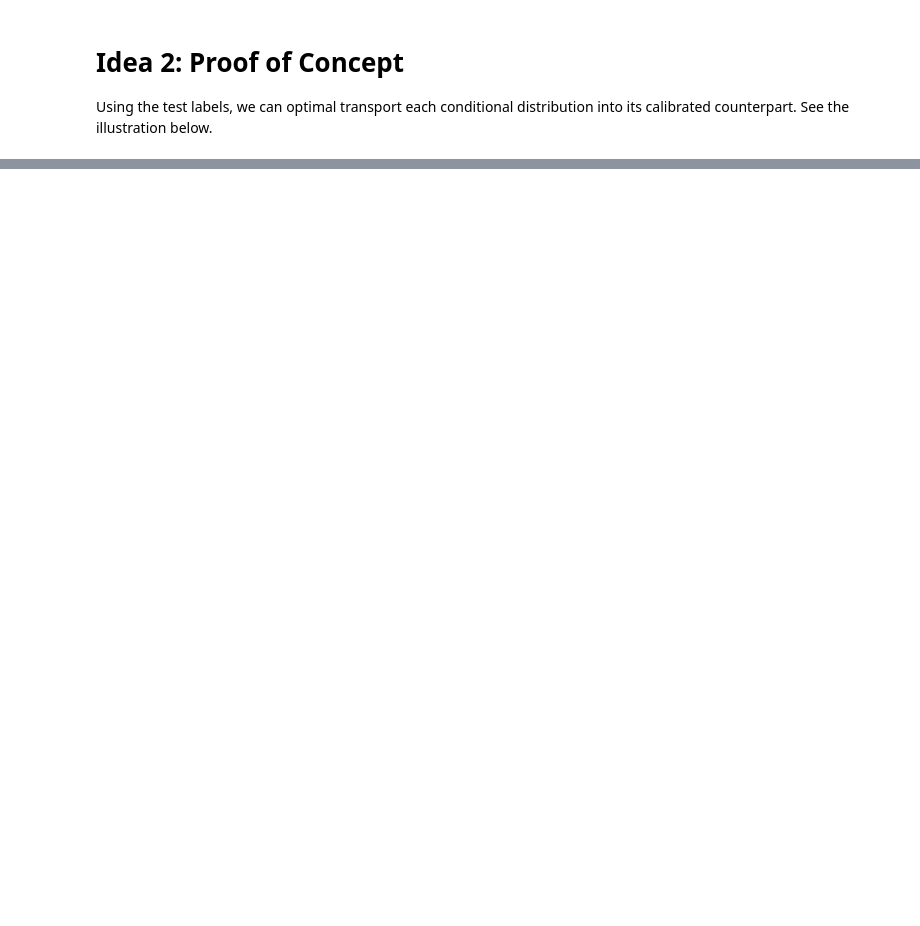
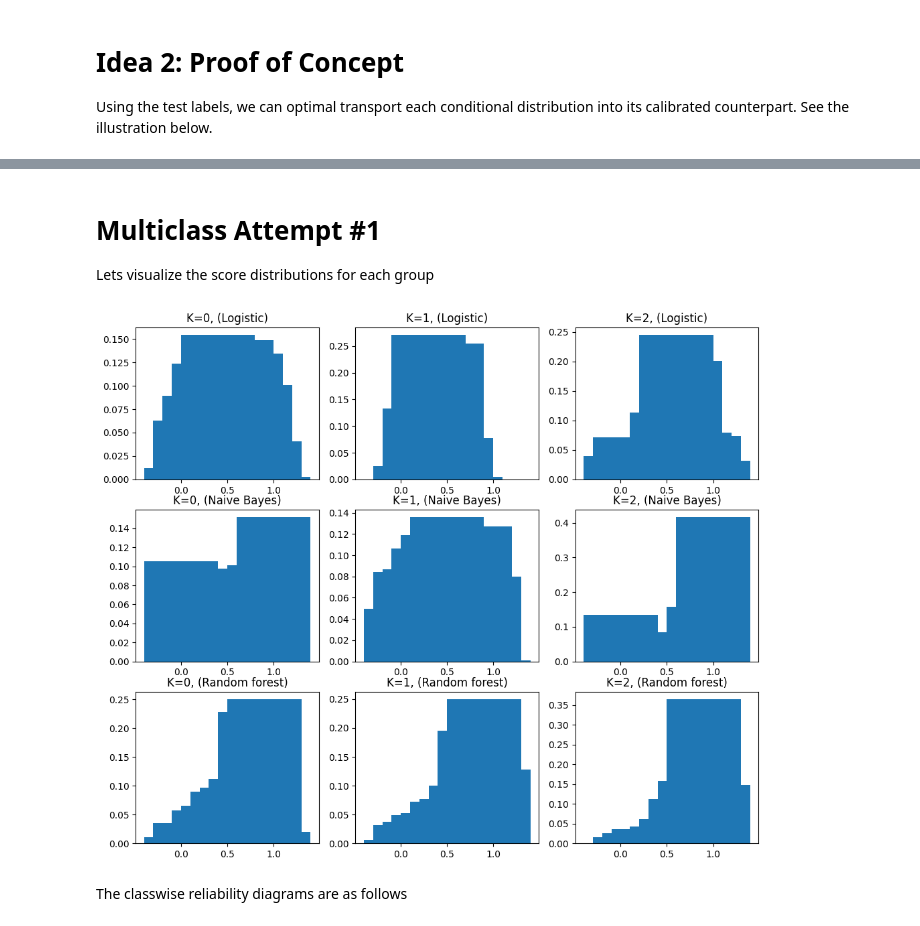
Before and after one commit to kwekuka/wasscal, a Jupyter notebook: notebooks/explore_data.ipynb, the cells around one changed output, grey strips where cells are left out. Cells and saved outputs as stored; diff of their text form; code cells hidden in the pictures; blank space fills up the shorter version.

Commit message:
began multi-class example in notebook, cleaned up some code

```diff
--- a/notebooks/explore_data.ipynb
+++ b/notebooks/explore_data.ipynb
@@ -303,0 +307,48 @@ for i, (clf, name) in enumerate(clf_list):
+# %% [markdown]
+# Multiclass Attempt #1
+
+Lets visualize the score distributions for each group
+# %%
+N = 5000
+n_bins = 10
+split_p = 0.5
+train_N = int(N*split_p)
+test_N = N - train_N
+K = 3
+X, y = make_classification(
+    n_samples=N, n_features=20, n_informative=3, n_redundant=3, random_state=42, n_classes = K
+)
+
+train_samples = train_N  # Samples used for training the models
+X_train, X_test, y_train, y_test = train_test_split(
+    X,
+    y,
+    shuffle=False,
+    test_size=test_N,
+)
+
+# Create classifiers
+lr = LogisticRegression()
+gnb = GaussianNB()
+rfc = RandomForestClassifier()
+
+clf_list = [
+    (lr, "Logistic"),
+    (gnb, "Naive Bayes"),
+    (rfc, "Random forest"),
+]
+
+
+fig, ax = plt.subplots(3,3,figsize=(12,10))
+for i, (clf, name) in enumerate(clf_list):
+    clf.fit(X_train, y_train)
+    y_pred = clf.predict_proba(X_test)
+    for k in range(K):
+        bin_pred = snap(y_pred[:,k], bins=bins).reshape(-1, 1)
+        bars = binPMF(bin_pred, y_test, bins=bins,k=k)
+        ax[i,k].bar(bins,bars)
+        ax[i,k].set_title("K=%d, (%s)" % (k, name))
+# %% [output]
+[figure, added]
+# %% [markdown]
+The classwise reliability diagrams are as follows
```
Also changed, not shown: parts of 10 cells of this notebook, 1 other file.
